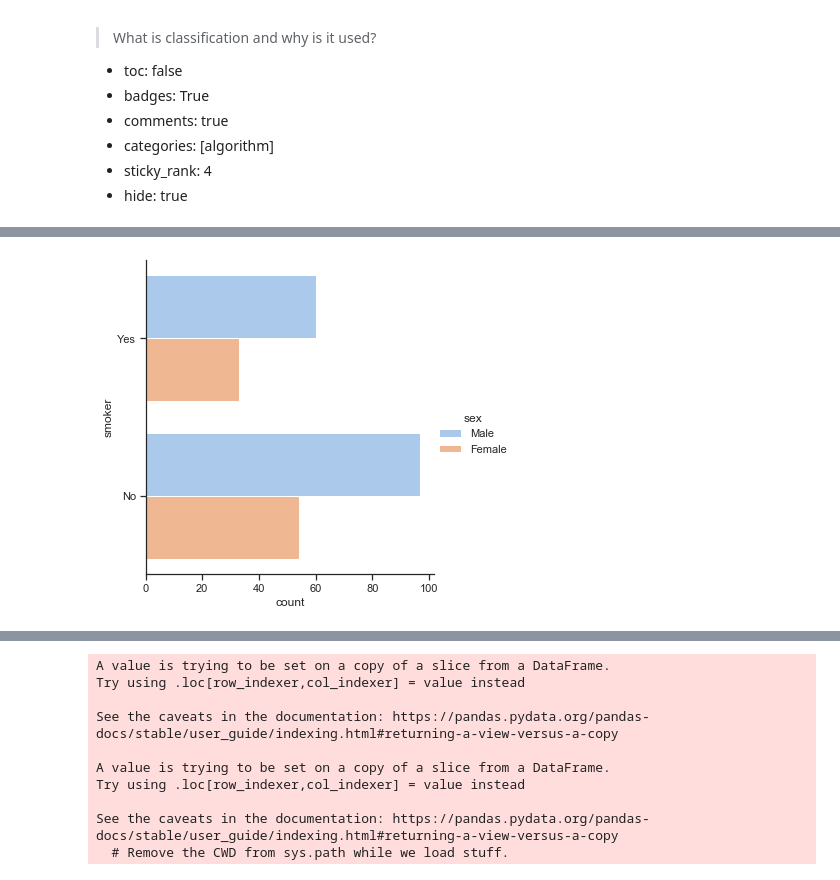
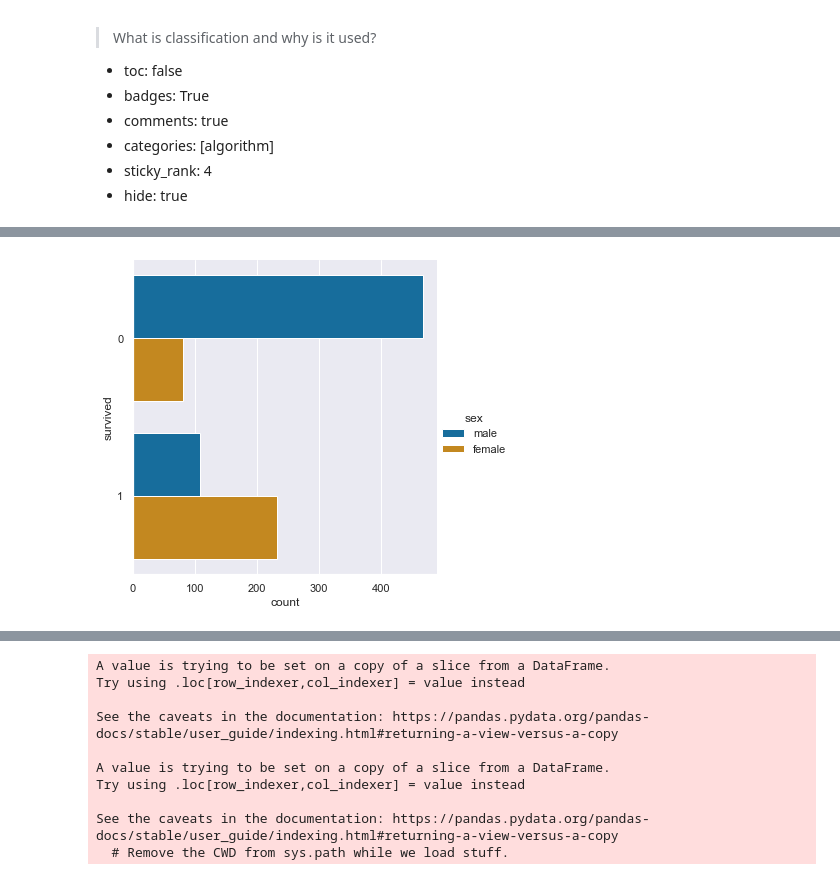
Before and after one commit to educatorsRlearners/an-a-z-of-machine-learning, a Jupyter notebook: _notebooks/2020-05-26-d-is-for-decision-tree.ipynb, the cells around one changed output, grey strips where cells are left out. Drawn from its saved outputs; the diff is of its cells as text; code cells hidden in the pictures.

Commit message:
Switched datasets

```diff
--- a/_notebooks/2020-05-26-d-is-for-decision-tree.ipynb
+++ b/_notebooks/2020-05-26-d-is-for-decision-tree.ipynb
@@ -41,6 +45,6 @@ I know that's a pretty random question, but while perusing the [Seaborn](https:/
 # %%
 import seaborn as sns
 sns.set(palette="colorblind")
-tips = sns.load_dataset("tips")
+titanic = sns.load_dataset("titanic")
 # %% [markdown]
 ### Step 2: Inspect our Data
@@ -84,7 +122,7 @@ What is the distribution of:
 # %%
-sns.catplot(y="smoker",
+sns.catplot(y="survived",
             hue="sex",
             kind="count",
-            data=tips);
+            data=titanic);
 # %% [output]
-[figure, old version]
+[figure, new version]
```
Also changed, not shown: parts of 18 cells of this notebook.
